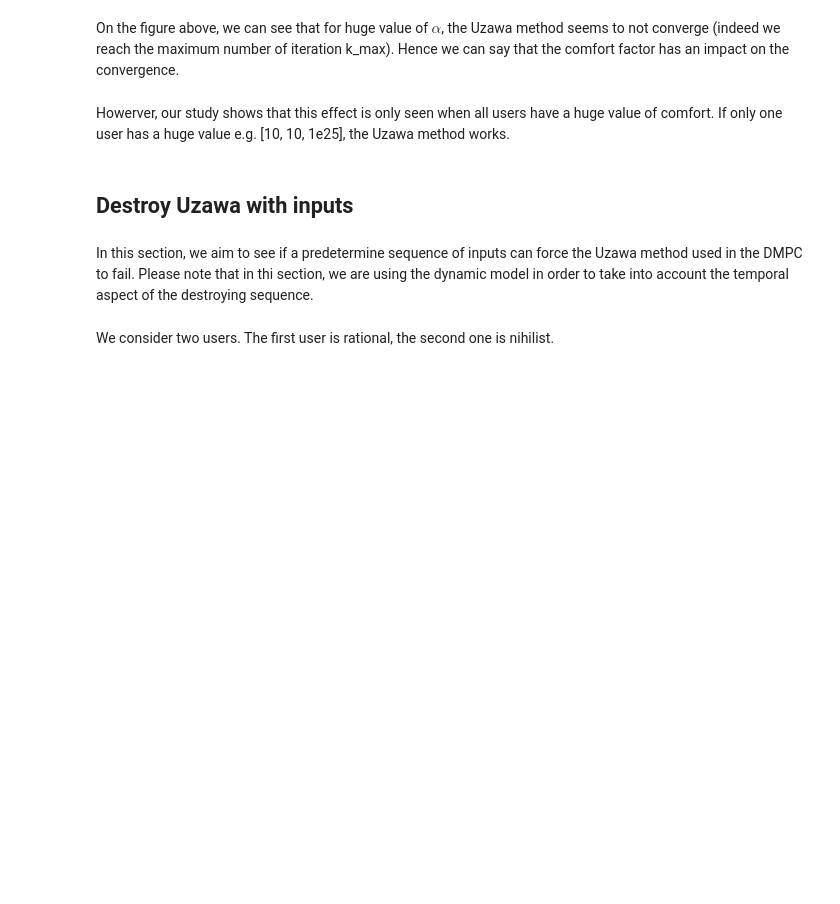
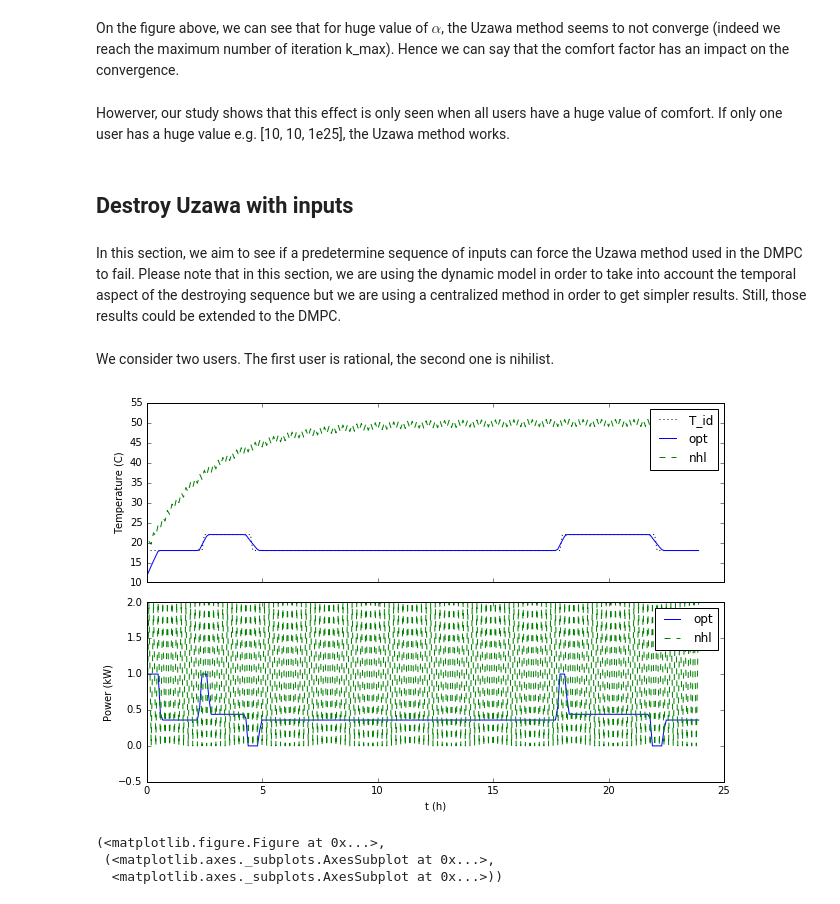
Before and after one commit to pierre-haessig/DMPC-security, a Jupyter notebook: NihilistScenarii.ipynb, the cells around one changed output. Saved outputs shown, nothing was run; the diff lists cells and outputs as text; code cells hidden in the pictures; blank space fills up the shorter version.

```diff
--- a/NihilistScenarii.ipynb
+++ b/NihilistScenarii.ipynb
@@ -62,7 +62,7 @@ Howerver, our study shows that this effect is only seen when all users have a hu
 # %% [markdown]
 ## Destroy Uzawa with inputs
 # %% [markdown]
-In this section, we aim to see if a predetermine sequence of inputs can force the Uzawa method used in the DMPC to fail. Please note that in thi section, we are using the dynamic model in order to take into account the temporal aspect of the destroying sequence.
+In this section, we aim to see if a predetermine sequence of inputs can force the Uzawa method used in the DMPC to fail. Please note that in this section, we are using the dynamic model in order to take into account the temporal aspect of the destroying sequence but we are using a centralized method in order to get simpler results. Still, those results could be extended to the DMPC.
 # %% [markdown]
 We consider two users. The first user is rational, the second one is nihilist.
 # %%
@@ -80,7 +80,8 @@ N = int(5/dt)
 Umax = 2
 # max admissible energy
 u_m = np.array([2, 2], dtype=float)
-
+# Detroying user
+user_nhl = 1
 # Destroying power sequence
 u1_hor = np.ones(N_sim+N)*u_m[1]
 
@@ -106,13 +107,26 @@ Rth = np.array([50, 50], dtype=float)
 Cth = np.array([0.056, 0.056], dtype=float)
         ## Reference temperature through the whole horizon
 T_mod = np.hstack(
-    (DO.temp_id(N_sim + N, dt, Tabs, Tpres), DO.temp_id(N_sim + N, dt, Tabs, Tpres)))  ## ATTENTION : defined user after user
+    (DO.temp_id(N_sim + N, dt, Tabs, Tpres),
+     DO.temp_id(N_sim + N, dt, Tabs, Tpres)))  ## ATTENTION : defined user after user
         ## Reference temperature through the simulation horizon
 T_id_pred = np.hstack(
-    (DO.temp_id(N_sim, dt, Tabs, Tpres), DO.temp_id(N_sim, dt, Tabs, Tpres)))  ## ATTENTION : defined user after user
+    (DO.temp_id(N_sim, dt, Tabs, Tpres),
+     DO.temp_id(N_sim, dt, Tabs, Tpres)))  ## ATTENTION : defined user after user
 # comfort factor
 alpha = np.array([10, 10], dtype=float)
 
 # Definition of the dictionary
-pb = dict(m=m, dt=dt, Umax=Umax, u_m=u_m, Text=Text, Text_sim=Text_sim, T_mod=T_mod, T_init=T_init, Rth=Rth, Cth=Cth,
-          T_id_pred=T_id_pred, alpha=alpha, N=N, N_sim=N_sim, u1_hor=u1_hor, u1_sim=u1_sim)
+pb = dict(m=m, dt=dt, Umax=Umax, u_m=u_m, Text=Text, Text_sim=Text_sim,
+          T_mod=T_mod, T_init=T_init, Rth=Rth, Cth=Cth,T_id_pred=T_id_pred,
+          alpha=alpha, N=N, N_sim=N_sim, u1_hor=u1_hor, u1_sim=u1_sim, user_nhl=user_nhl)
+# %%
+T_opt, U_opt, cost_opt, J_u_opt = DO.get_Opt_CL(pb)
+T_nhl, U_nhl, cost_nhl, J_u_nhl = DO.get_Opt_Seq(pb)
+# %%
+DO.plot_T(pb, pb['user_nhl'], T_opt, U_opt, 'opt', T_nhl, U_nhl, 'nhl')
+# %% [output]
+[figure, added]
+(<matplotlib.figure.Figure at 0x...>,
+ (<matplotlib.axes._subplots.AxesSubplot at 0x...>,
+  <matplotlib.axes._subplots.AxesSubplot at 0x...>))
```
Also changed, not shown: parts of 4 cells of this notebook, 1 other file.
